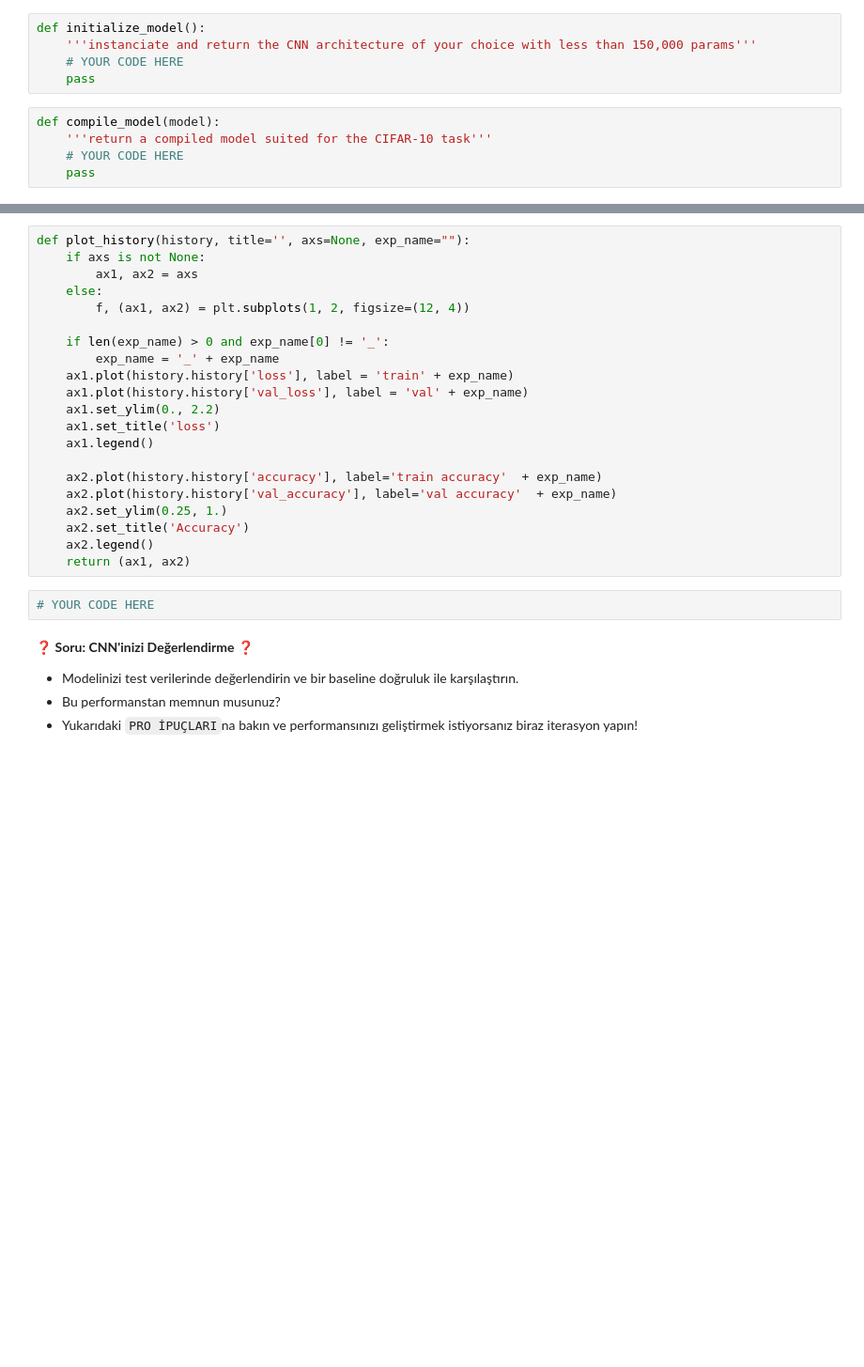
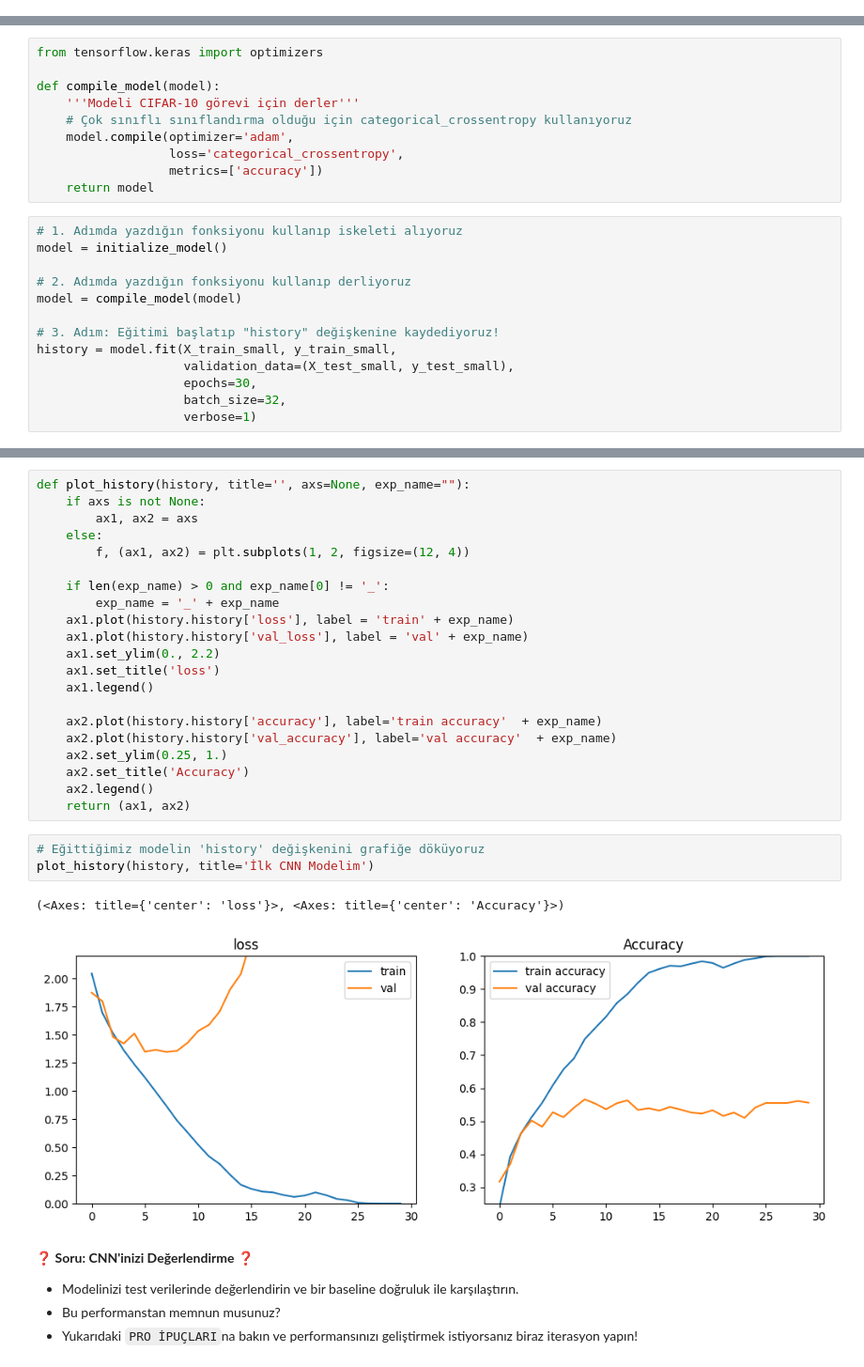
Before and after one commit to SelenImahanoglu/W18D4-S-cifar-classification, a Jupyter notebook: cifar_classification.ipynb, the cells around one changed output, grey strips where cells are left out. Shown at 94% size. Cells and saved outputs as stored; diff of their text form; blank space fills up the shorter version.

Commit message:
Data Augmentation ile CIFAR-10 modeli eğitildi

```diff
--- a/cifar_classification.ipynb
+++ b/cifar_classification.ipynb
@@ -214,13 +269,3 @@ y_test_small = to_categorical(labels_test_small, 10)
 </details>
 
 ---
-# %%
-def initialize_model():
-    '''instanciate and return the CNN architecture of your choice with less than 150,000 params'''
-    # YOUR CODE HERE
-    pass
-# %%
-def compile_model(model):
-    '''return a compiled model suited for the CIFAR-10 task'''
-    # YOUR CODE HERE
-    pass
@@ -226,0 +299,23 @@ def compile_model(model):
+# %%
+from tensorflow.keras import optimizers
+
+def compile_model(model):
+    '''Modeli CIFAR-10 görevi için derler'''
+    # Çok sınıflı sınıflandırma olduğu için categorical_crossentropy kullanıyoruz
+    model.compile(optimizer='adam',
+                  loss='categorical_crossentropy',
+                  metrics=['accuracy'])
+    return model
+# %%
+# 1. Adımda yazdığın fonksiyonu kullanıp iskeleti alıyoruz
+model = initialize_model()
+
+# 2. Adımda yazdığın fonksiyonu kullanıp derliyoruz
+model = compile_model(model)
+
+# 3. Adım: Eğitimi başlatıp "history" değişkenine kaydediyoruz!
+history = model.fit(X_train_small, y_train_small,
+                    validation_data=(X_test_small, y_test_small),
+                    epochs=30,
+                    batch_size=32,
+                    verbose=1)
@@ -250,8 +363,12 @@ def plot_history(history, title='', axs=None, exp_name=""):
     ax2.set_title('Accuracy')
     ax2.legend()
     return (ax1, ax2)
-# %%
-# YOUR CODE HERE
+# %%
+# Eğittiğimiz modelin 'history' değişkenini grafiğe döküyoruz
+plot_history(history, title='İlk CNN Modelim')
+# %% [output]
+(<Axes: title={'center': 'loss'}>, <Axes: title={'center': 'Accuracy'}>)
+[figure, added]
 # %% [markdown]
 ❓ **Soru: CNN'inizi Değerlendirme** ❓
 
```
Also changed, not shown: parts of 15 cells of this notebook.
